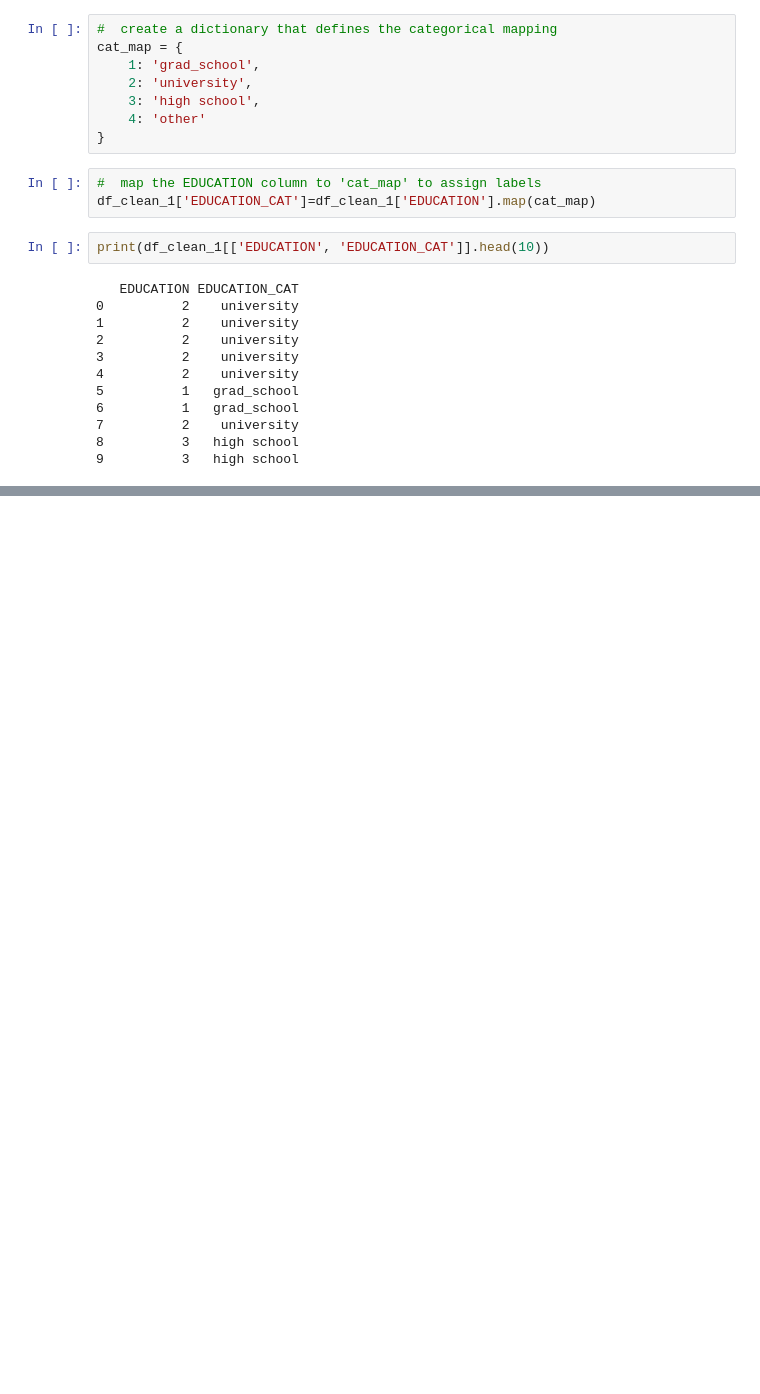
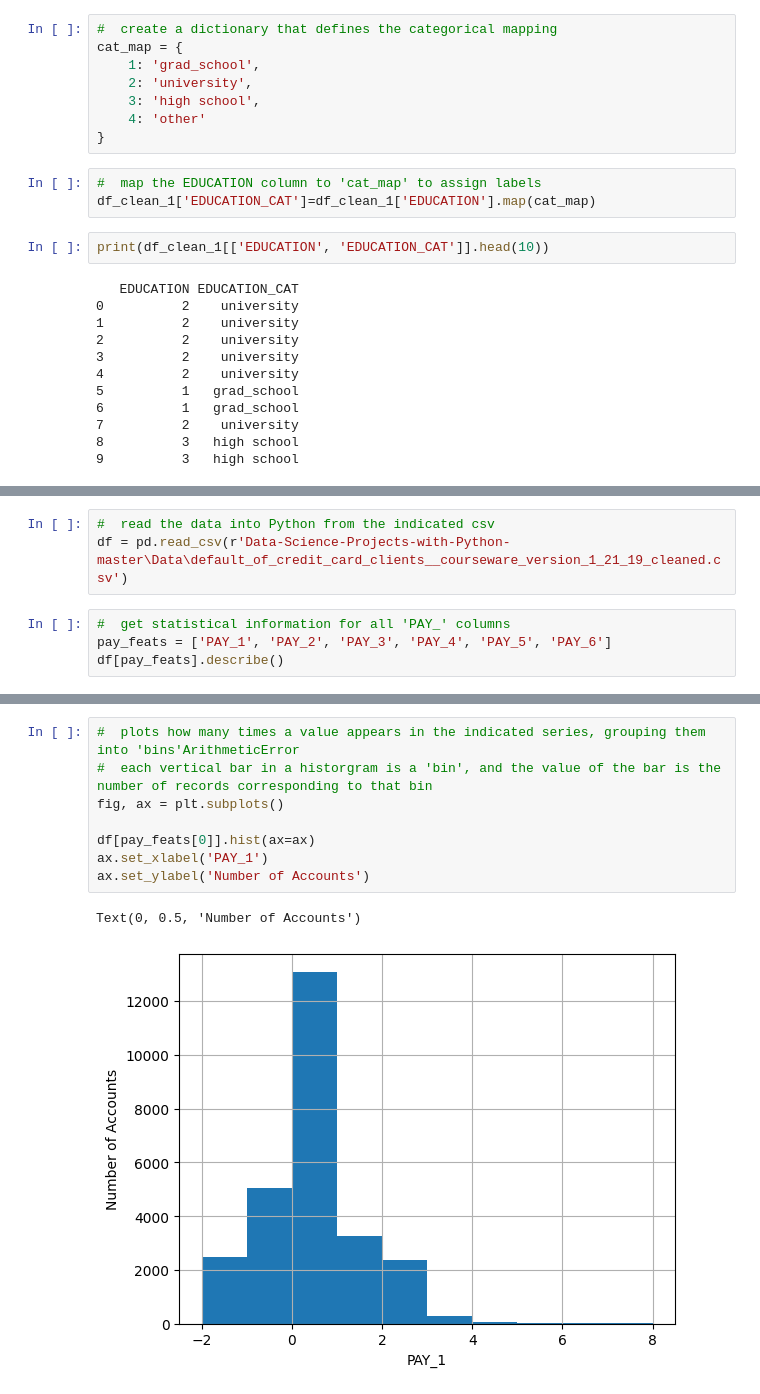
Before and after one commit to AndresDFlores/data_science, a Jupyter notebook: data_exploration.ipynb, the cells around one changed output, grey strips where cells are left out. Saved outputs shown, nothing was run; the diff lists cells and outputs as text; blank space fills up the shorter version.

Commit message:
continued developing data_exploration demo

```diff
--- a/data_exploration.ipynb
+++ b/data_exploration.ipynb
@@ -457,0 +499,7 @@ print(df_clean_1[['EDUCATION', 'EDUCATION_CAT']].head(10))
+# %%
+#  read the data into Python from the indicated csv
+df = pd.read_csv(r'Data-Science-Projects-with-Python-master\Data\default_of_credit_card_clients__courseware_version_1_21_19_cleaned.csv')
+# %%
+#  get statistical information for all 'PAY_' columns
+pay_feats = ['PAY_1', 'PAY_2', 'PAY_3', 'PAY_4', 'PAY_5', 'PAY_6']
+df[pay_feats].describe()
@@ -457,0 +533,11 @@ print(df_clean_1[['EDUCATION', 'EDUCATION_CAT']].head(10))
+# %%
+#  plots how many times a value appears in the indicated series, grouping them into 'bins'ArithmeticError
+#  each vertical bar in a historgram is a 'bin', and the value of the bar is the number of records corresponding to that bin
+fig, ax = plt.subplots()
+
+df[pay_feats[0]].hist(ax=ax)
+ax.set_xlabel('PAY_1')
+ax.set_ylabel('Number of Accounts')
+# %% [output]
+Text(0, 0.5, 'Number of Accounts')
+[figure, added]
```
Also changed, not shown: parts of 11 cells of this notebook, 1 other file.
